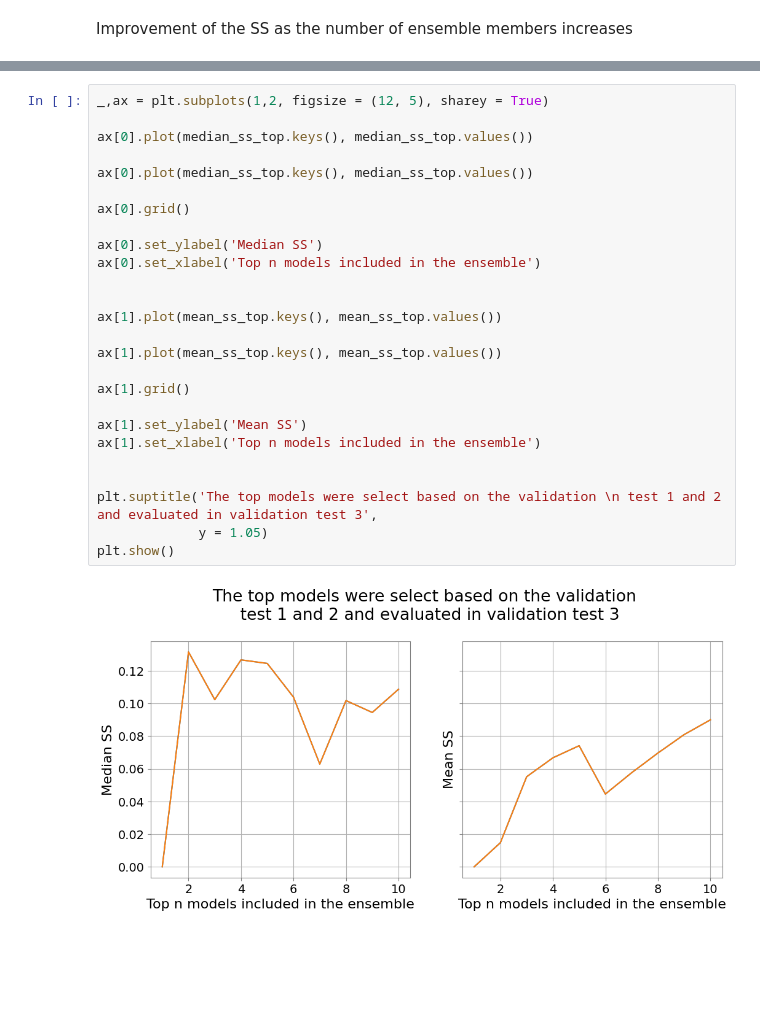
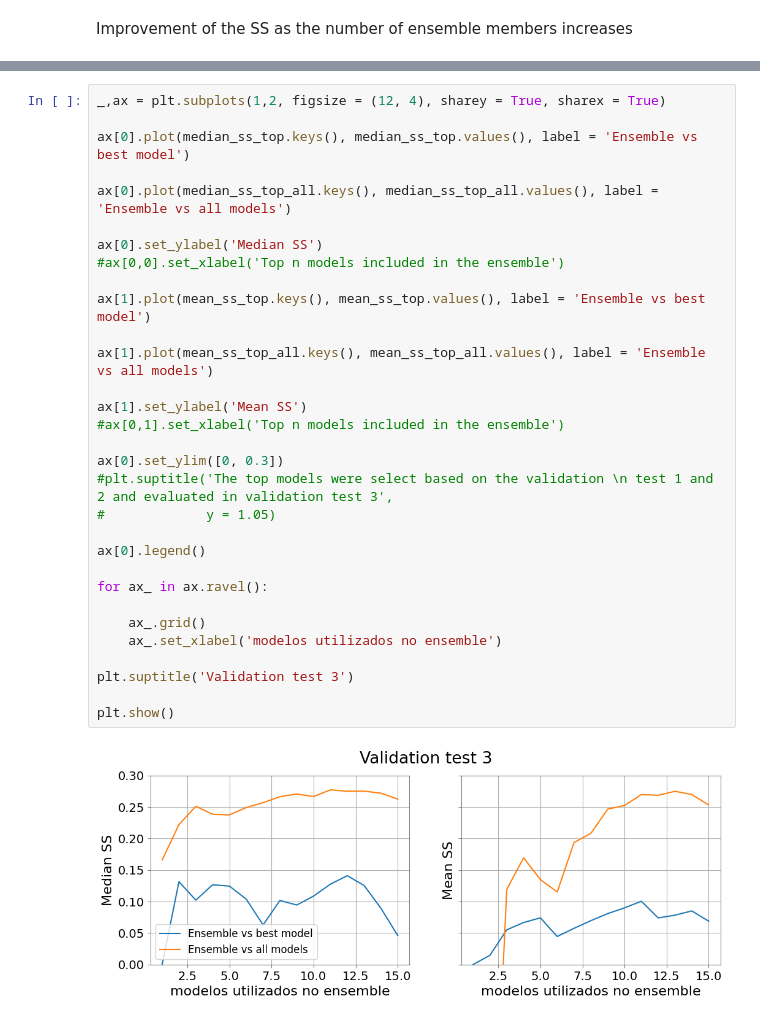
Before and after one commit to Mosqlimate-project/2nd_IMDC_sprint_results, a Jupyter notebook: validation_ensemble.ipynb, the cells around one changed output, grey strips where cells are left out. Cells and saved outputs as stored; diff of their text form; blank space fills up the shorter version.

```diff
--- a/validation_ensemble.ipynb
+++ b/validation_ensemble.ipynb
@@ -712,28 +755,33 @@ for n in np.arange(1, 11):
-# %%
-_,ax = plt.subplots(1,2, figsize = (12, 5), sharey = True)
-
-ax[0].plot(median_ss_top.keys(), median_ss_top.values())
-
-ax[0].plot(median_ss_top.keys(), median_ss_top.values())
-
-ax[0].grid()
-
-ax[0].set_ylabel('Median SS')
-ax[0].set_xlabel('Top n models included in the ensemble')
-
-
-ax[1].plot(mean_ss_top.keys(), mean_ss_top.values())
-
-ax[1].plot(mean_ss_top.keys(), mean_ss_top.values())
-
-ax[1].grid()
-
-ax[1].set_ylabel('Mean SS')
-ax[1].set_xlabel('Top n models included in the ensemble')
-
-
-plt.suptitle('The top models were select based on the validation \n test 1 and 2 and evaluated in validation test 3',
-             y = 1.05)
-plt.show()
-# %% [output]
-[figure, removed]
+# %%
+_,ax = plt.subplots(1,2, figsize = (12, 4), sharey = True, sharex = True)
+
+ax[0].plot(median_ss_top.keys(), median_ss_top.values(), label = 'Ensemble vs best model')
+
+ax[0].plot(median_ss_top_all.keys(), median_ss_top_all.values(), label = 'Ensemble vs all models')
+
+ax[0].set_ylabel('Median SS')
+#ax[0,0].set_xlabel('Top n models included in the ensemble')
+
+ax[1].plot(mean_ss_top.keys(), mean_ss_top.values(), label = 'Ensemble vs best model')
+
+ax[1].plot(mean_ss_top_all.keys(), mean_ss_top_all.values(), label = 'Ensemble vs all models')
+
+ax[1].set_ylabel('Mean SS')
+#ax[0,1].set_xlabel('Top n models included in the ensemble')
+
+ax[0].set_ylim([0, 0.3])
+#plt.suptitle('The top models were select based on the validation \n test 1 and 2 and evaluated in validation test 3',
+#             y = 1.05)
+
+ax[0].legend()
+
+for ax_ in ax.ravel():
+
+    ax_.grid()
+    ax_.set_xlabel('modelos utilizados no ensemble')
+
+plt.suptitle('Validation test 3')
+
+plt.show()
+# %% [output]
+[figure, added]
```
Also changed, not shown: parts of 10 cells of this notebook, 4 other files.
